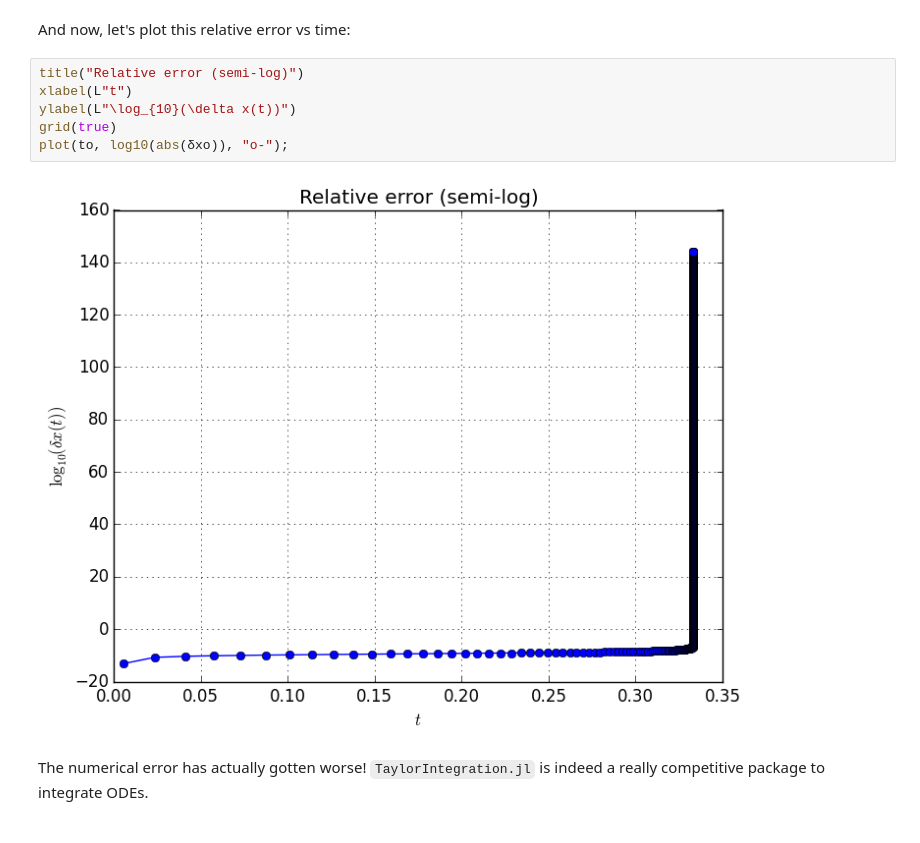
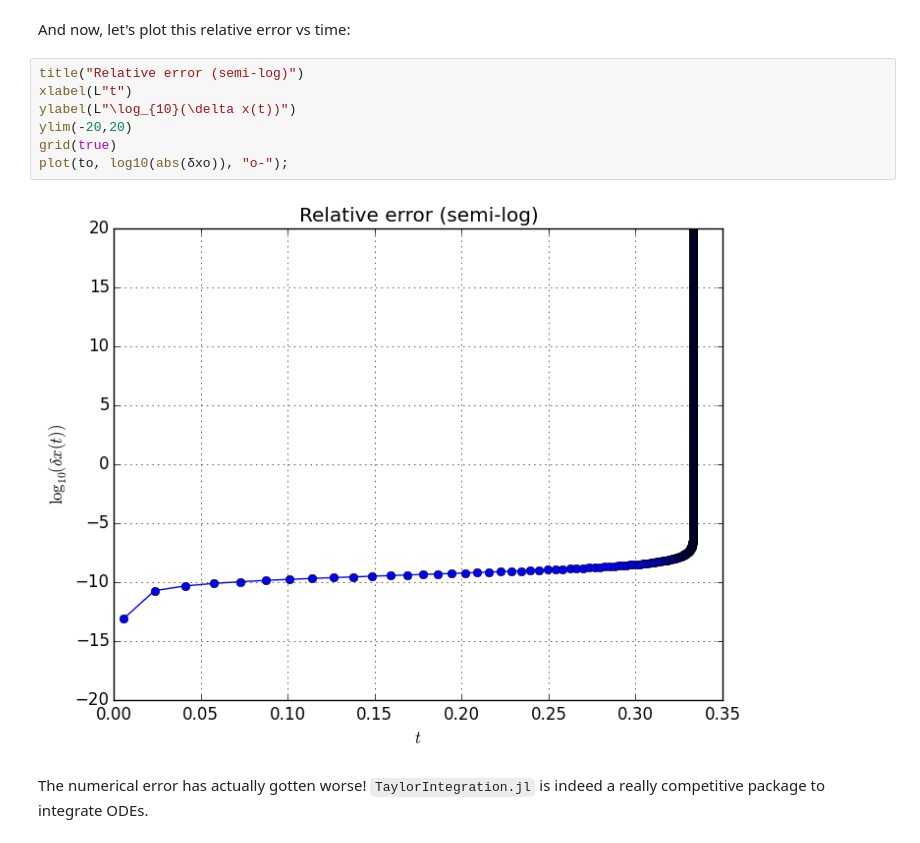
Before and after one commit to PerezHz/TaylorIntegration.jl, a Jupyter notebook: examples/x-dot-equals-x-squared.ipynb, the cells around one changed output. Cells and saved outputs as stored; diff of their text form.

```diff
--- a/examples/x-dot-equals-x-squared.ipynb
+++ b/examples/x-dot-equals-x-squared.ipynb
@@ -269,10 +269,11 @@ And now, let's plot this relative error vs time:
 # %%
 title("Relative error (semi-log)")
 xlabel(L"t")
 ylabel(L"\log_{10}(\delta x(t))")
+ylim(-20,20)
 grid(true)
 plot(to, log10(abs(δxo)), "o-");
 # %% [output]
-[figure, old version]
+[figure, new version]
 # %% [markdown]
 The numerical error has actually gotten worse! `TaylorIntegration.jl` is indeed a really competitive package to integrate ODEs.
```
Also changed, not shown: parts of 1 cell of this notebook.
